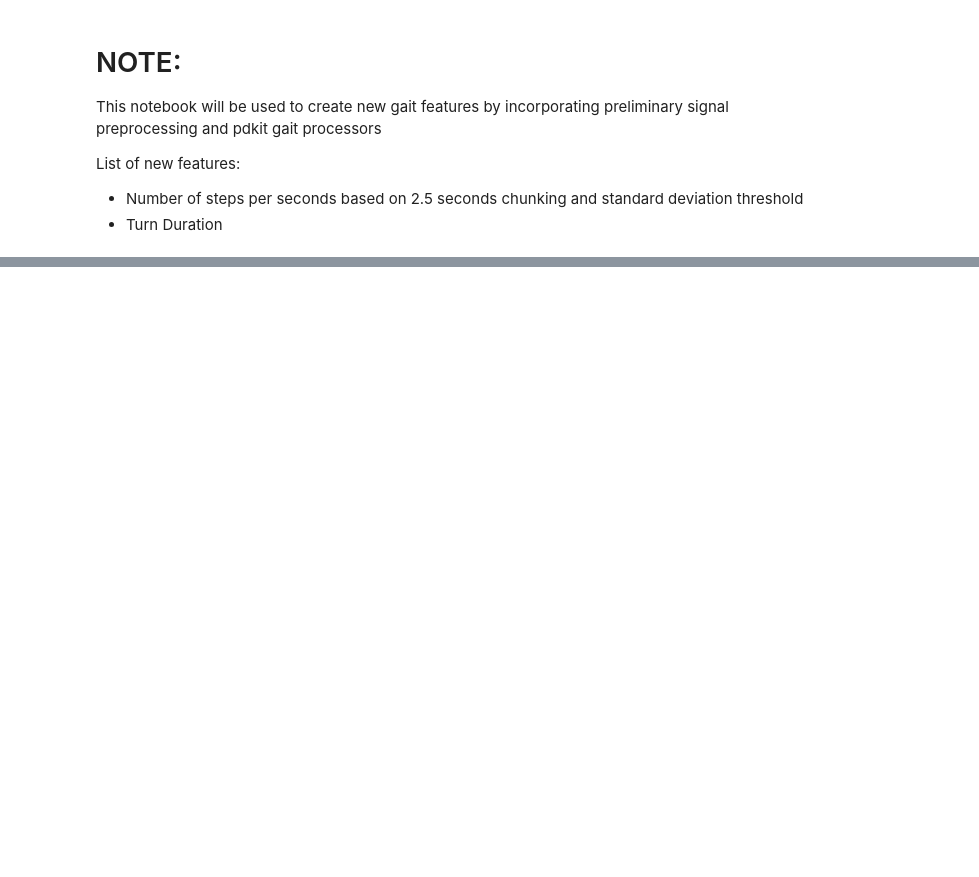
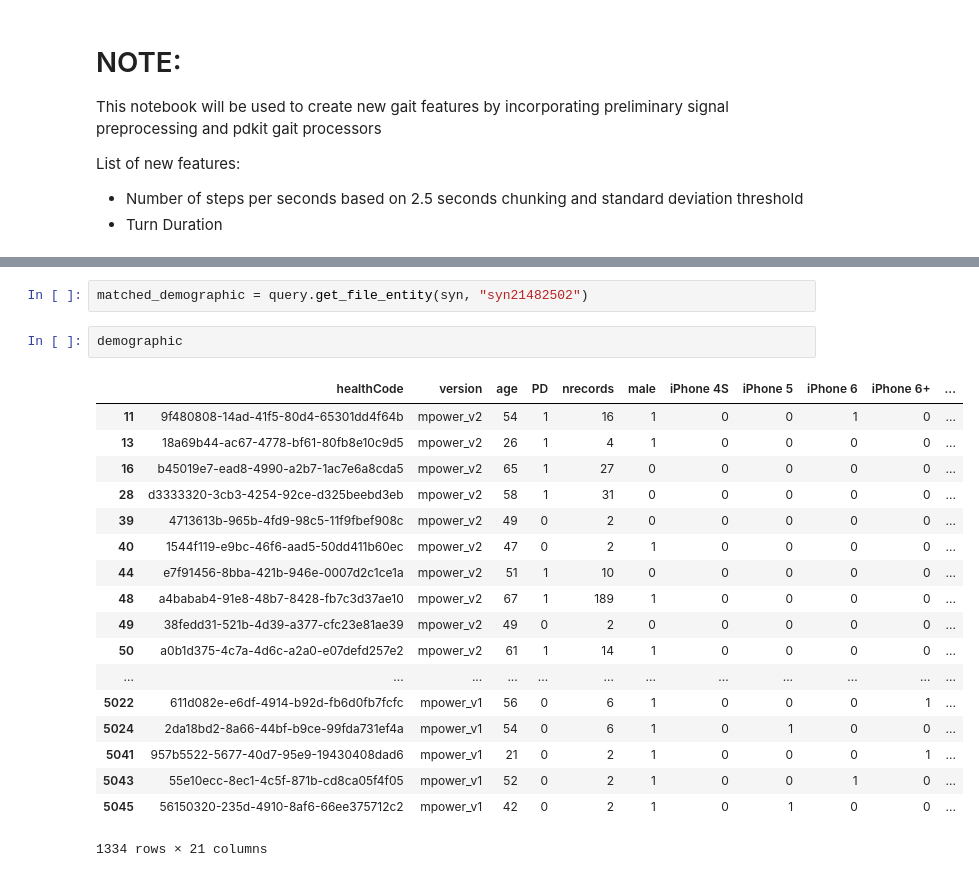
Before and after one commit to arytontediarjo/mPower-Analysis, a Jupyter notebook: Notebooks/Organized_Notebooks/new_signal_algo.ipynb, the cells around one changed output, grey strips where cells are left out. Saved outputs shown, nothing was run; the diff lists cells and outputs as text; blank space fills up the shorter version.

```diff
--- a/Notebooks/Organized_Notebooks/new_signal_algo.ipynb
+++ b/Notebooks/Organized_Notebooks/new_signal_algo.ipynb
@@ -173,0 +432,23 @@ plt.grid()
+# %%
+matched_demographic = query.get_file_entity(syn, "syn21482502")
+# %%
+demographic
+# %% [output]
+|  | healthCode | version | age | PD | nrecords | male | iPhone 4S | iPhone 5 | iPhone 6 | iPhone 6+ | ... |
+| 11 | 9f480808-14ad-41f5-80d4-65301dd4f64b | mpower_v2 | 54 | 1 | 16 | 1 | 0 | 0 | 1 | 0 | ... |
+| 13 | 18a69b44-ac67-4778-bf61-80fb8e10c9d5 | mpower_v2 | 26 | 1 | 4 | 1 | 0 | 0 | 0 | 0 | ... |
+| 16 | b45019e7-ead8-4990-a2b7-1ac7e6a8cda5 | mpower_v2 | 65 | 1 | 27 | 0 | 0 | 0 | 0 | 0 | ... |
+| 28 | d3333320-3cb3-4254-92ce-d325beebd3eb | mpower_v2 | 58 | 1 | 31 | 0 | 0 | 0 | 0 | 0 | ... |
+| 39 | 4713613b-965b-4fd9-98c5-11f9fbef908c | mpower_v2 | 49 | 0 | 2 | 0 | 0 | 0 | 0 | 0 | ... |
+| 40 | 1544f119-e9bc-46f6-aad5-50dd411b60ec | mpower_v2 | 47 | 0 | 2 | 1 | 0 | 0 | 0 | 0 | ... |
+| 44 | e7f91456-8bba-421b-946e-0007d2c1ce1a | mpower_v2 | 51 | 1 | 10 | 0 | 0 | 0 | 0 | 0 | ... |
+| 48 | a4babab4-91e8-48b7-8428-fb7c3d37ae10 | mpower_v2 | 67 | 1 | 189 | 1 | 0 | 0 | 0 | 0 | ... |
+| 49 | 38fedd31-521b-4d39-a377-cfc23e81ae39 | mpower_v2 | 49 | 0 | 2 | 0 | 0 | 0 | 0 | 0 | ... |
+| 50 | a0b1d375-4c7a-4d6c-a2a0-e07defd257e2 | mpower_v2 | 61 | 1 | 14 | 1 | 0 | 0 | 0 | 0 | ... |
+| ... | ... | ... | ... | ... | ... | ... | ... | ... | ... | ... | ... |
+| 5022 | 611d082e-e6df-4914-b92d-fb6d0fb7fcfc | mpower_v1 | 56 | 0 | 6 | 1 | 0 | 0 | 0 | 1 | ... |
+| 5024 | 2da18bd2-8a66-44bf-b9ce-99fda731ef4a | mpower_v1 | 54 | 0 | 6 | 1 | 0 | 1 | 0 | 0 | ... |
+| 5041 | 957b5522-5677-40d7-95e9-19430408dad6 | mpower_v1 | 21 | 0 | 2 | 1 | 0 | 0 | 0 | 1 | ... |
+| 5043 | 55e10ecc-8ec1-4c5f-871b-cd8ca05f4f05 | mpower_v1 | 52 | 0 | 2 | 1 | 0 | 0 | 1 | 0 | ... |
+| 5045 | 56150320-235d-4910-8af6-66ee375712c2 | mpower_v1 | 42 | 0 | 2 | 1 | 0 | 1 | 0 | 0 | ... |
+1334 rows × 21 columns
```
Also changed, not shown: parts of 17 cells of this notebook, 1 other file.
